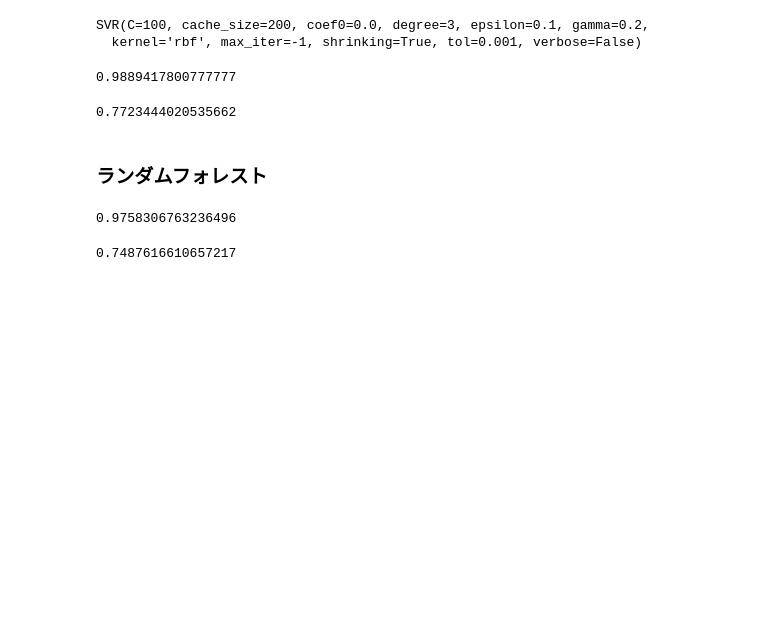
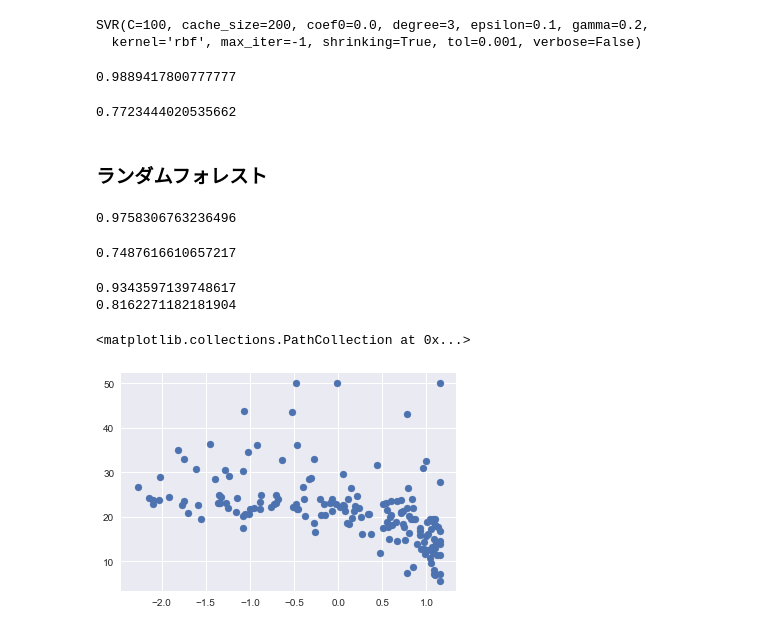
Before and after one commit to morooka-akira/MachineLearningMemo, a Jupyter notebook: kikagaku/外れ値除去+スケーリング+重回帰分析.ipynb, the cells around one changed output. Saved outputs shown, nothing was run; the diff lists cells and outputs as text; code cells hidden in the pictures; blank space fills up the shorter version.

```diff
--- a/kikagaku/外れ値除去+スケーリング+重回帰分析.ipynb
+++ b/kikagaku/外れ値除去+スケーリング+重回帰分析.ipynb
@@ -272,3 +267,18 @@ tree.score(X_train2, y_train)
 tree.score(X_test2, y_test)
 # %% [output]
 0.7487616610657217
+# %%
+from sklearn.neural_network import MLPRegressor
+
+mlp = MLPRegressor(solver='lbfgs', random_state=0, alpha=1.0, hidden_layer_sizes=[7]).fit(X_train2, y_train)
+print(mlp.score(X_train2, y_train))
+print(mlp.score(X_test2, y_test))
+# %% [output]
+0.9343597139748617
+0.8162271182181904
+# %%
+plt.scatter(X_test2[:,6], y_test)
+plt.plot(X_test2, mlp.predict())
+# %% [output]
+<matplotlib.collections.PathCollection at 0x...>
+[figure, added]
```
Also changed, not shown: parts of 6 cells of this notebook, 1 other file.
